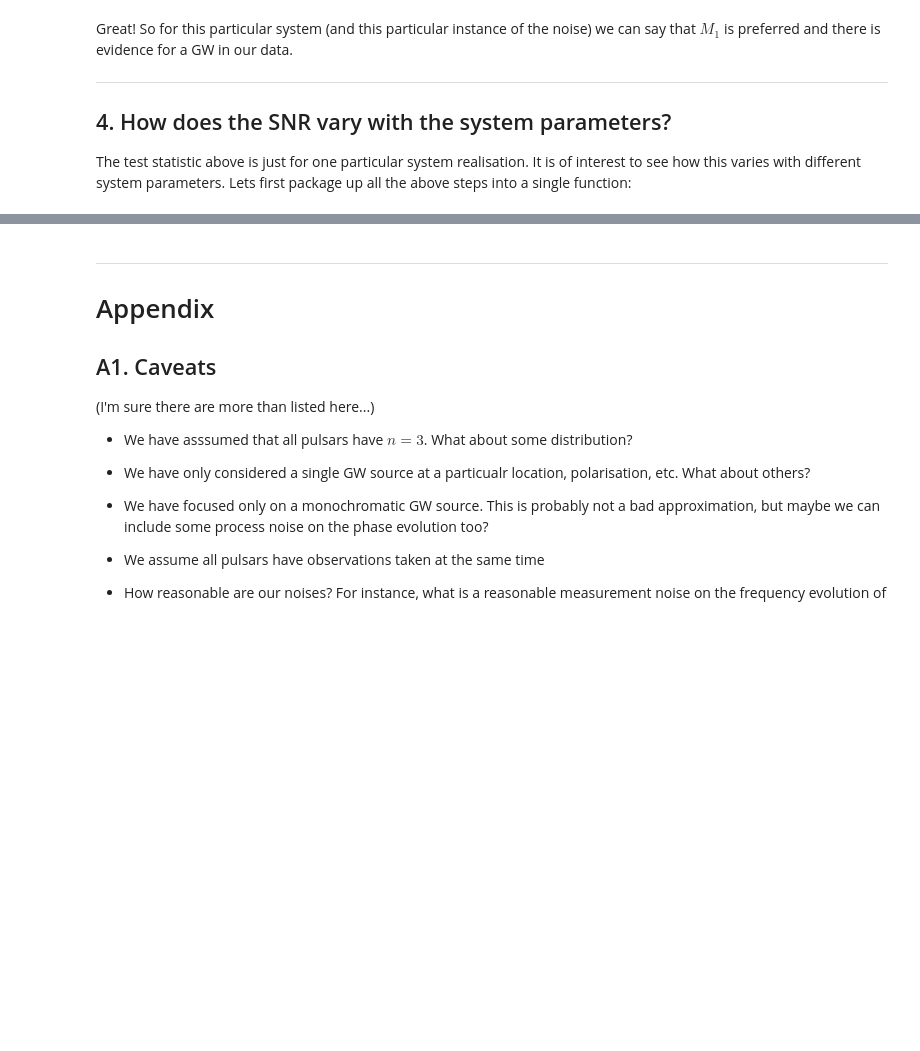
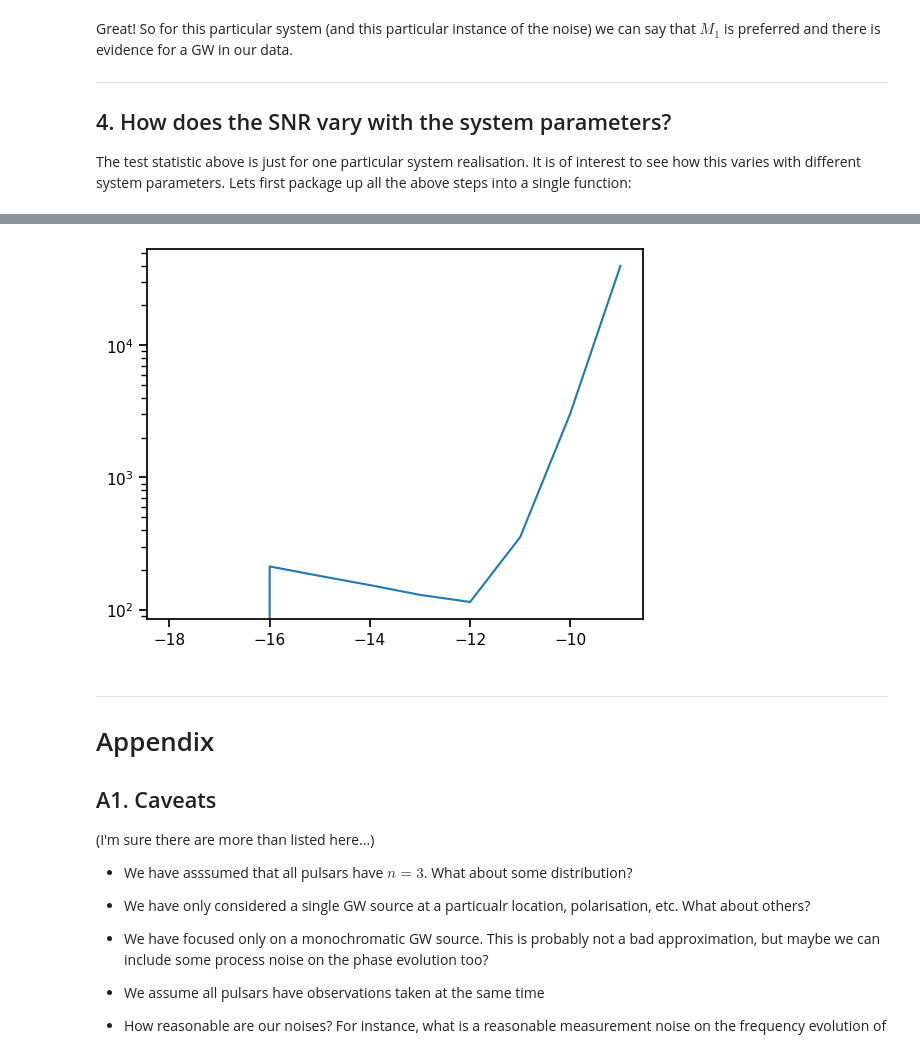
Before and after one commit to tomkimpson/PulsarKF, a Jupyter notebook: notebooks/GW-Detection-with-UKF.ipynb, the cells around one changed output, grey strips where cells are left out. Cells and saved outputs as stored; diff of their text form; code cells hidden in the pictures; blank space fills up the shorter version.

```diff
--- a/notebooks/GW-Detection-with-UKF.ipynb
+++ b/notebooks/GW-Detection-with-UKF.ipynb
@@ -452,3 +553,22 @@ Test_statistic is 80.31315060987839 compared to a target of 14 at a 5% tolerance
+# %%
+%%capture
+#
+
+seed = 1432
+i = 0
+xx = np.arange(-18,-8)
+parameter_space = np.zeros(len(xx))
+for h in xx:
+        override_parameters = {"h0": 10**float(h)}
+        TS = go(override_parameters,seed)
+        parameter_space[i] = TS
+        i += 1
+# %%
+plt.plot(xx, parameter_space)
+plt.yscale('log')
+#plt.xlim(1e-18,1e-15)
+# %% [output]
+[figure, added]
 # %% [markdown]
 ---
 
```
Also changed, not shown: parts of 24 cells of this notebook, 17 other files.
